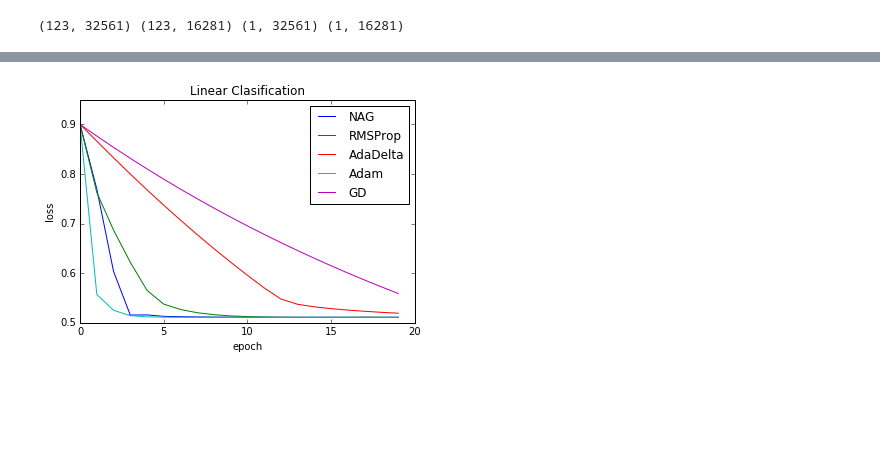
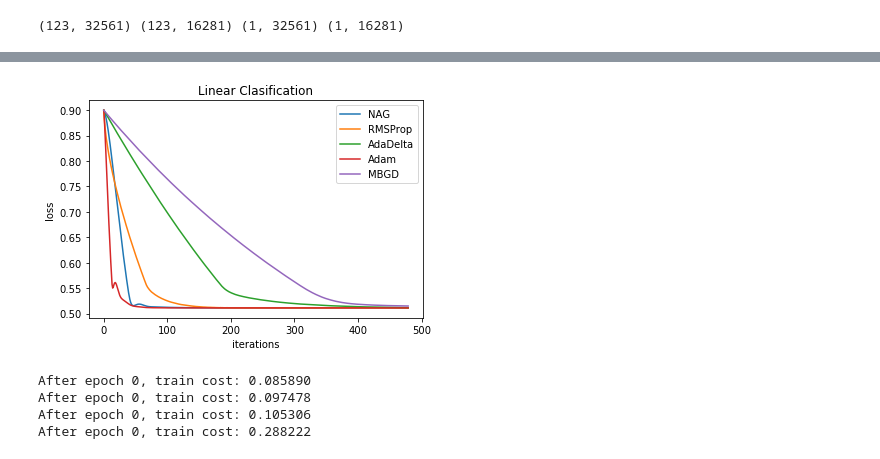
Before and after one commit to nopyhe/ML2017-lab-02, a Jupyter notebook: ClassificationExperiment.ipynb, the cells around one changed output, grey strips where cells are left out. Cells and saved outputs as stored; diff of their text form; code cells hidden in the pictures; blank space fills up the shorter version.

```diff
--- a/ClassificationExperiment.ipynb
+++ b/ClassificationExperiment.ipynb
@@ -218,9 +189,9 @@ def model(X_train, Y_train, X_val, Y_val, C=0.9, batch_size = 64, num_epochs = 2
 # %%
-num_epochs = 20
-batch_size = 2048
-_,_,_,NAG_loss = model(X_train,y_train,X_val,y_val,num_epochs = num_epochs,batch_size=batch_size ,learning_rate = 0.001,optimizer = 'NAG',print_cost=True)
-_,_,_,RMSProp_loss = model(X_train,y_train,X_val,y_val,num_epochs = num_epochs,batch_size=batch_size ,learning_rate = 0.001,optimizer = 'RMSProp',print_cost=True)
-_,_,_,AdaDelta_loss = model(X_train,y_train,X_val,y_val,num_epochs = num_epochs,batch_size=batch_size ,learning_rate = 0.001,optimizer = 'AdaDelta',print_cost=True)
-_,_,_,Adam_loss = model(X_train,y_train,X_val,y_val,num_epochs = num_epochs,batch_size=batch_size ,learning_rate = 0.001,optimizer = 'Adam',print_cost=True)
-_,_,_,GD_loss = model(X_train,y_train,X_val,y_val,num_epochs = num_epochs,batch_size=batch_size ,learning_rate = 0.001,optimizer = 'GD',print_cost=True)
+num_epochs = 60
+batch_size = 4096
+_,_,_,loss_NAG,_,accuracy_NAG = model(X_train,y_train,X_val,y_val,num_epochs = num_epochs,batch_size=batch_size ,learning_rate = 0.001,optimizer = 'NAG',print_cost=True)
+_,_,_,loss_RMSProp,_,accuracy_RMSProp = model(X_train,y_train,X_val,y_val,num_epochs = num_epochs,batch_size=batch_size ,learning_rate = 0.001,optimizer = 'RMSProp',print_cost=True)
+_,_,_,loss_AdaDelta,_,accuracy_AdaDelta = model(X_train,y_train,X_val,y_val,num_epochs = num_epochs,batch_size=batch_size ,learning_rate = 0.001,optimizer = 'AdaDelta',print_cost=True)
+_,_,_,loss_Adam,_,accuracy_Adam = model(X_train,y_train,X_val,y_val,num_epochs = num_epochs,batch_size=batch_size ,learning_rate = 0.001,optimizer = 'Adam',print_cost=True)
+_,_,_,loss_GD,_,accuracy_GD = model(X_train,y_train,X_val,y_val,num_epochs = num_epochs,batch_size=batch_size ,learning_rate = 0.001,optimizer = 'GD',print_cost=True)
 # %% [output]
@@ -232,20 +215,34 @@ After epoch 0, train cost: 0.879388
 # %%
 # 画图
-
-plt.plot(NAG_loss, label='NAG')
-plt.plot(RMSProp_loss, label='RMSProp')
-plt.plot(AdaDelta_loss, label='AdaDelta')
-plt.plot(Adam_loss, label='Adam')
-
-plt.plot(GD_loss, label='GD')
-# plt.plot(val_loss_log,'b', label = 'validation set')
+plt.plot(loss_NAG, label='NAG')
+plt.plot(loss_RMSProp, label='RMSProp')
+plt.plot(loss_AdaDelta, label='AdaDelta')
+plt.plot(loss_Adam, label='Adam')
+plt.plot(loss_GD, label='MBGD')
 
 
 plt.legend() # 图例
 # plt.axis([0,20,300,600])
 plt.ylabel('loss')
-plt.xlabel('epoch')
+plt.xlabel('iterations')
+# plt.yscale('log')
 plt.title('Linear Clasification')
-plt.show()
+# plt.show()
+plt.savefig('report/linear_classification_loss_with_different_optimization_algorithm.eps', format='eps', dpi=1000)
 # %% [output]
-[figure, old version]
+[figure, new version]
+# %%
+num_epochs = 800
+max_num_iterations = 200
+_,_,_,loss_batch_size_1,_,accuracy_batch_size_1 = model(X_train,y_train,X_val,y_val,num_epochs = num_epochs,max_num_iterations = max_num_iterations,batch_size=1 ,learning_rate = 0.01,optimizer = 'GD',print_cost=True)
+_,_,_,loss_batch_size_2,_,accuracy_batch_size_2 = model(X_train,y_train,X_val,y_val,num_epochs = num_epochs,max_num_iterations = max_num_iterations,batch_size=2 ,learning_rate = 0.01,optimizer = 'GD',print_cost=True)
+_,_,_,loss_batch_size_4,_,accuracy_batch_size_4 = model(X_train,y_train,X_val,y_val,num_epochs = num_epochs,max_num_iterations = max_num_iterations,batch_size=4 ,learning_rate = 0.01,optimizer = 'GD',print_cost=True)
+_,_,_,loss_batch_size_8,_,accuracy_batch_size_8 = model(X_train,y_train,X_val,y_val,num_epochs = num_epochs,max_num_iterations = max_num_iterations,batch_size=8 ,learning_rate = 0.01,optimizer = 'GD',print_cost=True)
+# _,_,_,loss_batch_size_16,_,accuracy_batch_size_16 = model(X_train,y_train,X_val,y_val,num_epochs = num_epochs,max_num_iterations = max_num_iterations,batch_size=16 ,learning_rate = 0.01,optimizer = 'GD',print_cost=True)
+# _,_,_,loss_batch_size_256,_,accuracy_batch_size_256 = model(X_train,y_train,X_val,y_val,num_epochs = num_epochs,max_num_iterations = max_num_iterations,batch_size=256,learning_rate = 0.01,optimizer = 'GD',print_cost=True)
+# _,_,_,loss_batch_size_4096,_,accuracy_batch_size_4096 = model(X_train,y_train,X_val,y_val,num_epochs = num_epochs,max_num_iterations = max_num_iterations,batch_size=4096 ,learning_rate = 0.01,optimizer = 'GD',print_cost=True)
+# %% [output]
+After epoch 0, train cost: 0.085890
+After epoch 0, train cost: 0.097478
+After epoch 0, train cost: 0.105306
+After epoch 0, train cost: 0.288222
```
Also changed, not shown: parts of 5 cells of this notebook, 5 other files.
